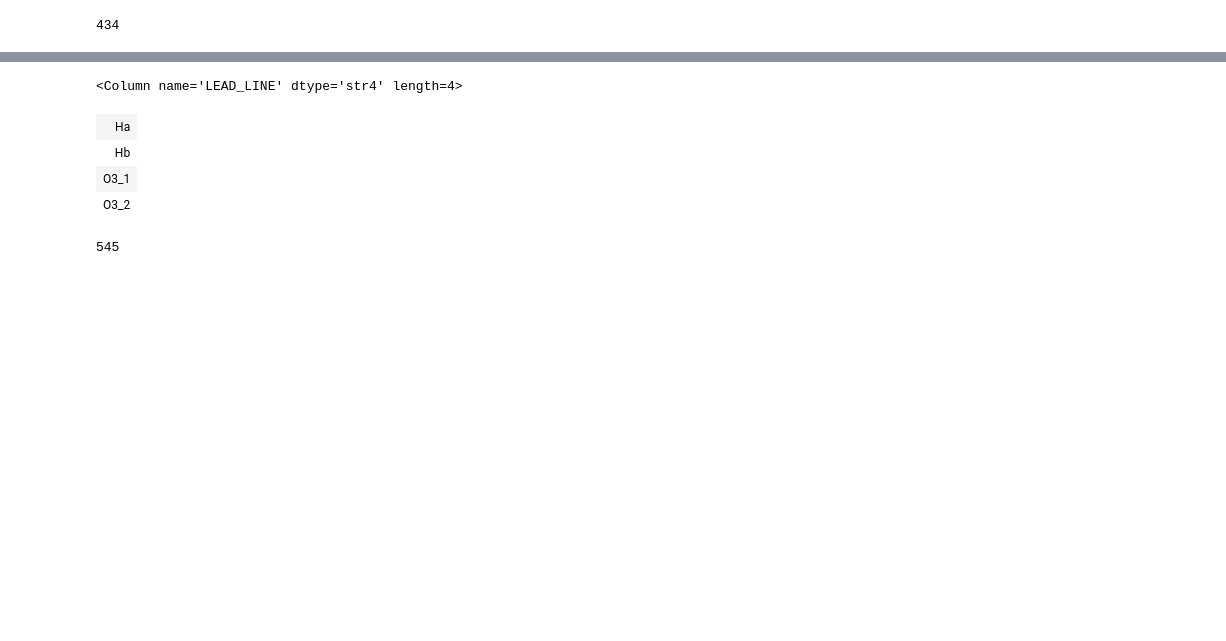
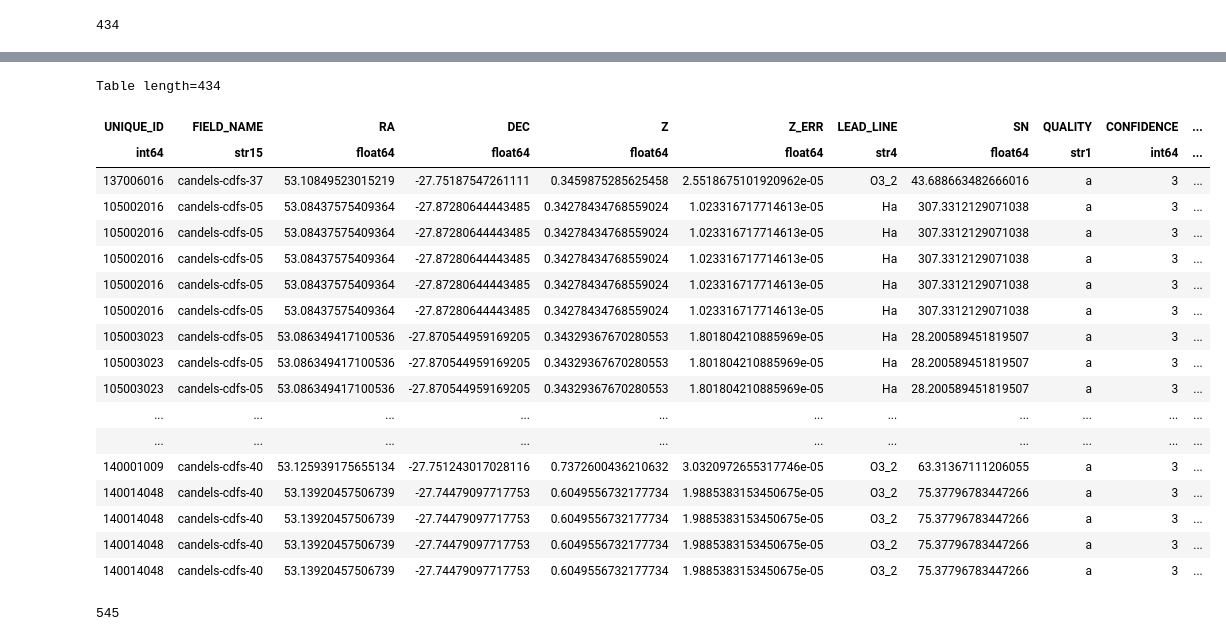
Before and after one commit to 0hardytom/eelgs, a Jupyter notebook: notebooks/xmas/catalogue_analysis/analysis.ipynb, the cells around one changed output, grey strips where cells are left out. Saved outputs shown, nothing was run; the diff lists cells and outputs as text; code cells hidden in the pictures; blank space fills up the shorter version.

```diff
--- a/notebooks/xmas/catalogue_analysis/analysis.ipynb
+++ b/notebooks/xmas/catalogue_analysis/analysis.ipynb
@@ -1714,11 +1770,25 @@ np.float64(0.8639921071856544)
 # %%
-np.unique(final_table['LEAD_LINE'])
+mselect
 # %% [output]
-<Column name='LEAD_LINE' dtype='str4' length=4>
+Table length=434
-| Ha |
-| Hb |
-| O3_1 |
-| O3_2 |
+| UNIQUE_ID | FIELD_NAME | RA | DEC | Z | Z_ERR | LEAD_LINE | SN | QUALITY | CONFIDENCE | ... |
+| int64 | str15 | float64 | float64 | float64 | float64 | str4 | float64 | str1 | int64 | ... |
+| 137006016 | candels-cdfs-37 | 53.10849523015219 | -27.75187547261111 | 0.3459875285625458 | 2.5518675101920962e-05 | O3_2 | 43.688663482666016 | a | 3 | ... |
+| 105002016 | candels-cdfs-05 | 53.08437575409364 | -27.87280644443485 | 0.34278434768559024 | 1.023316717714613e-05 | Ha | 307.3312129071038 | a | 3 | ... |
+| 105002016 | candels-cdfs-05 | 53.08437575409364 | -27.87280644443485 | 0.34278434768559024 | 1.023316717714613e-05 | Ha | 307.3312129071038 | a | 3 | ... |
+| 105002016 | candels-cdfs-05 | 53.08437575409364 | -27.87280644443485 | 0.34278434768559024 | 1.023316717714613e-05 | Ha | 307.3312129071038 | a | 3 | ... |
+| 105002016 | candels-cdfs-05 | 53.08437575409364 | -27.87280644443485 | 0.34278434768559024 | 1.023316717714613e-05 | Ha | 307.3312129071038 | a | 3 | ... |
+| 105002016 | candels-cdfs-05 | 53.08437575409364 | -27.87280644443485 | 0.34278434768559024 | 1.023316717714613e-05 | Ha | 307.3312129071038 | a | 3 | ... |
+| 105003023 | candels-cdfs-05 | 53.086349417100536 | -27.870544959169205 | 0.34329367670280553 | 1.801804210885969e-05 | Ha | 28.200589451819507 | a | 3 | ... |
+| 105003023 | candels-cdfs-05 | 53.086349417100536 | -27.870544959169205 | 0.34329367670280553 | 1.801804210885969e-05 | Ha | 28.200589451819507 | a | 3 | ... |
+| 105003023 | candels-cdfs-05 | 53.086349417100536 | -27.870544959169205 | 0.34329367670280553 | 1.801804210885969e-05 | Ha | 28.200589451819507 | a | 3 | ... |
+| ... | ... | ... | ... | ... | ... | ... | ... | ... | ... | ... |
+| ... | ... | ... | ... | ... | ... | ... | ... | ... | ... | ... |
+| 140001009 | candels-cdfs-40 | 53.125939175655134 | -27.751243017028116 | 0.7372600436210632 | 3.0320972655317746e-05 | O3_2 | 63.31367111206055 | a | 3 | ... |
+| 140014048 | candels-cdfs-40 | 53.13920457506739 | -27.74479097717753 | 0.6049556732177734 | 1.9885383153450675e-05 | O3_2 | 75.37796783447266 | a | 3 | ... |
+| 140014048 | candels-cdfs-40 | 53.13920457506739 | -27.74479097717753 | 0.6049556732177734 | 1.9885383153450675e-05 | O3_2 | 75.37796783447266 | a | 3 | ... |
+| 140014048 | candels-cdfs-40 | 53.13920457506739 | -27.74479097717753 | 0.6049556732177734 | 1.9885383153450675e-05 | O3_2 | 75.37796783447266 | a | 3 | ... |
+| 140014048 | candels-cdfs-40 | 53.13920457506739 | -27.74479097717753 | 0.6049556732177734 | 1.9885383153450675e-05 | O3_2 | 75.37796783447266 | a | 3 | ... |
 # %%
 mask = final_table['WFoiii5007_ew']>100
 peasonly = final_table[mask]
```
Also changed, not shown: parts of 17 cells of this notebook, 3 other files.
